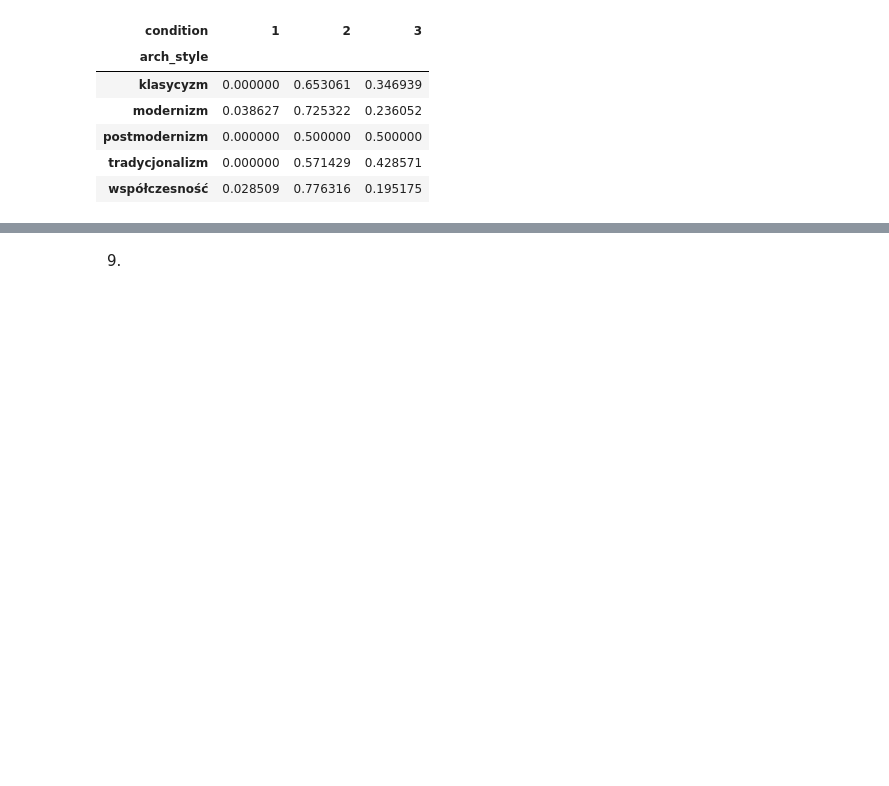
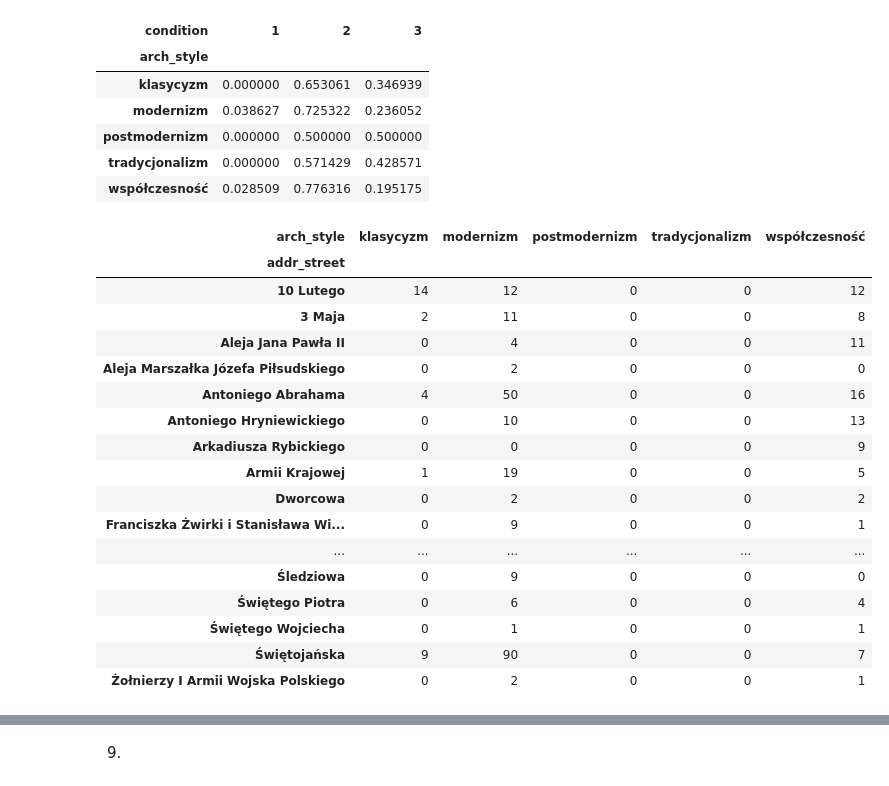
Before and after one commit to MichalRyplewicz/gdynia-srodmiescie, a Jupyter notebook: exercises/2026.10.15_Excercises.ipynb, the cells around one changed output, grey strips where cells are left out. Cells and saved outputs as stored; diff of their text form; code cells hidden in the pictures; blank space fills up the shorter version.

```diff
--- a/exercises/2026.10.15_Excercises.ipynb
+++ b/exercises/2026.10.15_Excercises.ipynb
@@ -327,3 +327,24 @@ style_condition
 | współczesność | 0.028509 | 0.776316 | 0.195175 |
 # %%
 assert np.isclose(style_condition.sum(axis = 1), 1).all()
+# %%
+szer0
+# %% [output]
+| arch_style | klasycyzm | modernizm | postmodernizm | tradycjonalizm | współczesność |
+| addr_street |  |  |  |  |  |
+| 10 Lutego | 14 | 12 | 0 | 0 | 12 |
+| 3 Maja | 2 | 11 | 0 | 0 | 8 |
+| Aleja Jana Pawła II | 0 | 4 | 0 | 0 | 11 |
+| Aleja Marszałka Józefa Piłsudskiego | 0 | 2 | 0 | 0 | 0 |
+| Antoniego Abrahama | 4 | 50 | 0 | 0 | 16 |
+| Antoniego Hryniewickiego | 0 | 10 | 0 | 0 | 13 |
+| Arkadiusza Rybickiego | 0 | 0 | 0 | 0 | 9 |
+| Armii Krajowej | 1 | 19 | 0 | 0 | 5 |
+| Dworcowa | 0 | 2 | 0 | 0 | 2 |
+| Franciszka Żwirki i Stanisława Wi... | 0 | 9 | 0 | 0 | 1 |
+| ... | ... | ... | ... | ... | ... |
+| Śledziowa | 0 | 9 | 0 | 0 | 0 |
+| Świętego Piotra | 0 | 6 | 0 | 0 | 4 |
+| Świętego Wojciecha | 0 | 1 | 0 | 0 | 1 |
+| Świętojańska | 9 | 90 | 0 | 0 | 7 |
+| Żołnierzy I Armii Wojska Polskiego | 0 | 2 | 0 | 0 | 1 |
```
Also changed, not shown: parts of 2 cells of this notebook, 7 other files.
